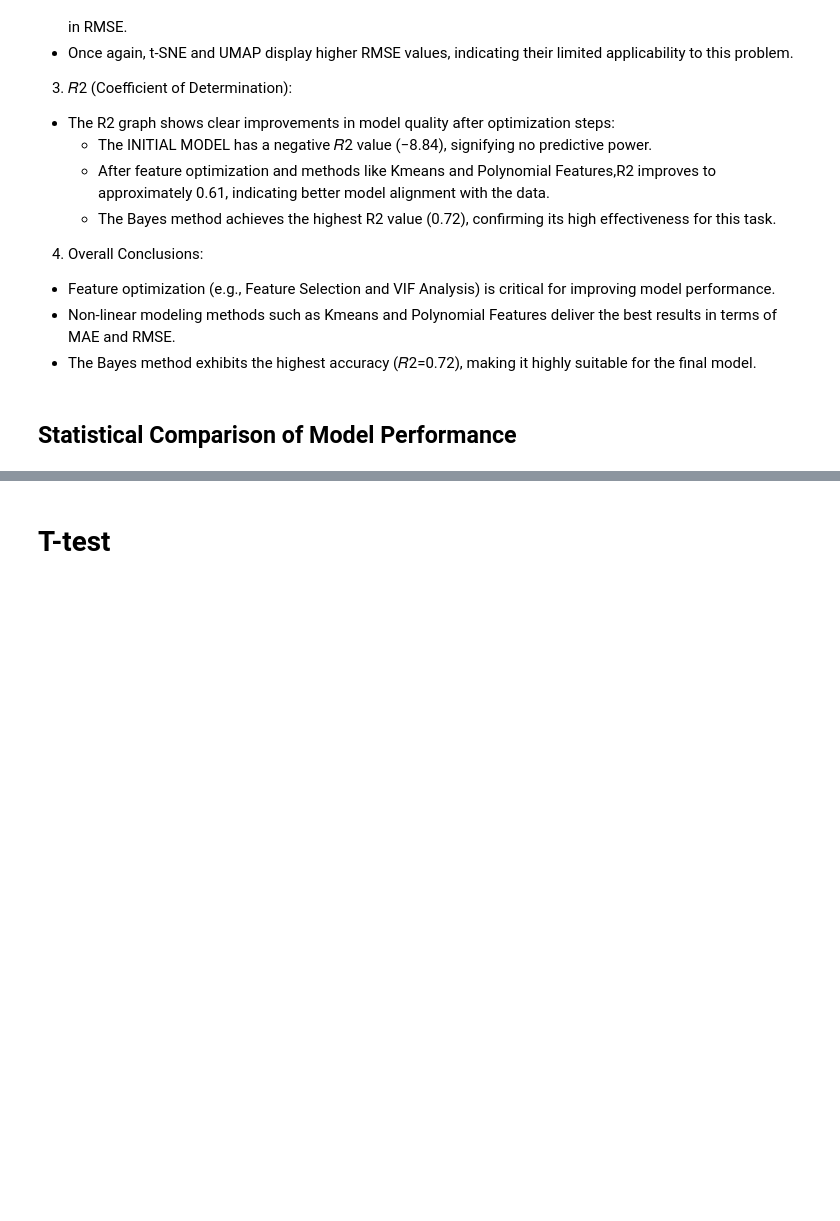
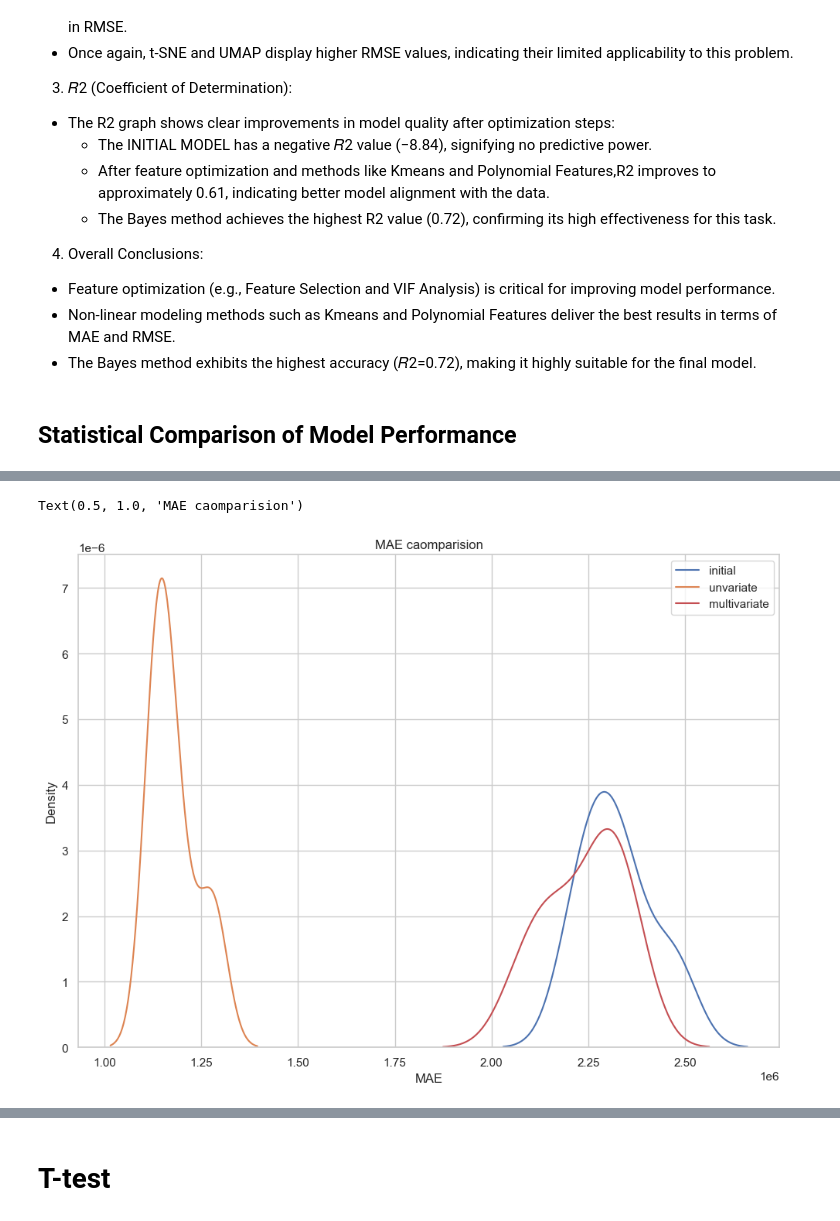
Before and after one commit to abrleva8/ITMO_mmsa, a Jupyter notebook: lab_3/Task3_2.ipynb, the cells around one changed output, grey strips where cells are left out. Drawn from its saved outputs; the diff is of its cells as text; code cells hidden in the pictures; blank space fills up the shorter version.

```diff
--- a/lab_3/Task3_2.ipynb
+++ b/lab_3/Task3_2.ipynb
@@ -385,6 +353,6 @@ from multiscorer import MultiScorer
 from sklearn.metrics import mean_absolute_error, root_mean_squared_error, r2_score, calinski_harabasz_score
 # %%
-# create model
+# getting scores from Dataframe
 def get_scores(df):
     model = LinearRegression()
     X = df.drop(columns=['last_price'])
@@ -398,7 +366,7 @@ def get_scores(df):
         scores = cross_val_score(
             model, X, y, scoring=score, cv=cv, n_jobs=-1)
         # accuracy
-        res_dict[score] = scores
+        res_dict[score] = list(map(abs, scores))
     # print(res_dict)
     return res_dict
 # %%
@@ -415,0 +386,10 @@ def compare(df_1_scores, df_2_scores, method, name):
+# %%
+sns.kdeplot(initial_scores['neg_mean_absolute_error'], label='initial')
+sns.kdeplot(df_1_scores['neg_mean_absolute_error'], label='unvariate')
+sns.kdeplot(df_2_scores['neg_mean_absolute_error'], label='multivariate', color='r')
+plt.xlabel('MAE')
+plt.legend()
+plt.title('MAE caomparision')
+# %% [output]
+Text(0.5, 1.0, 'MAE caomparision')
+[figure, added]
```
Also changed, not shown: parts of 44 cells of this notebook.
